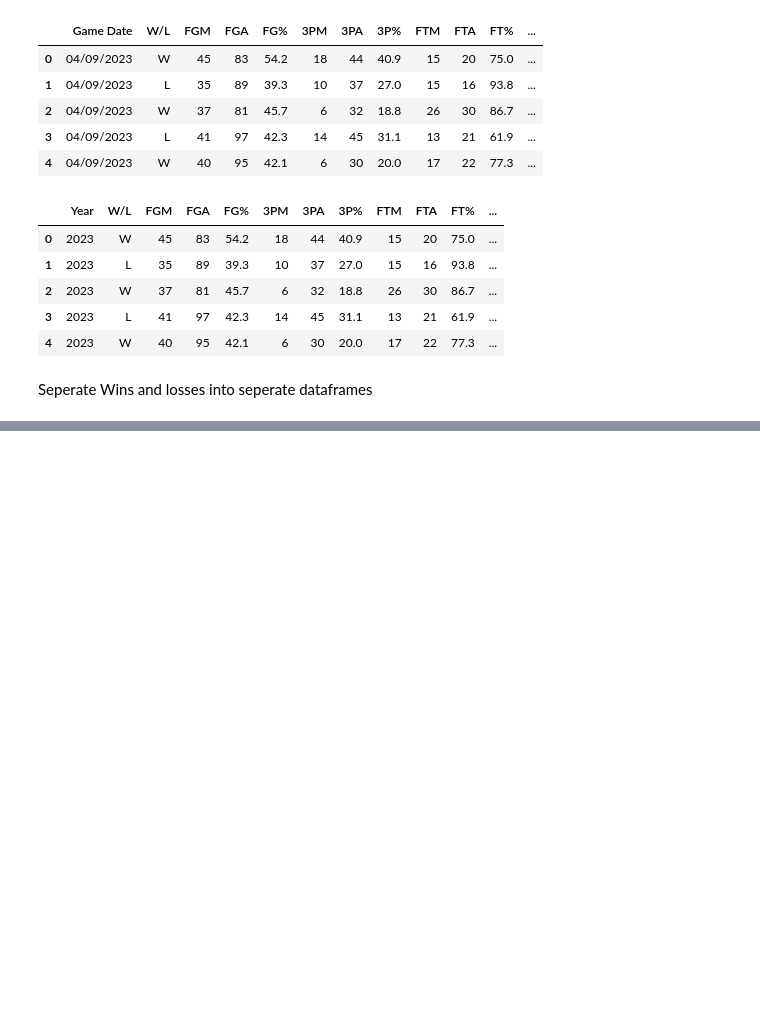
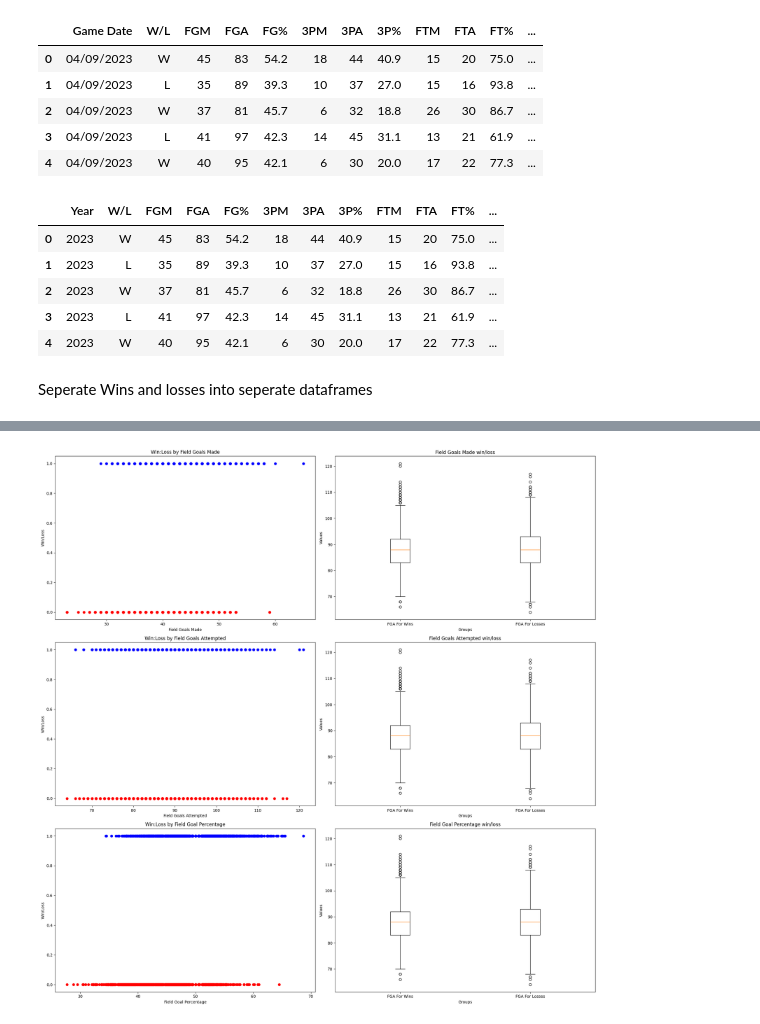
Before and after one commit to parathan/NBAMatchups, a Jupyter notebook: ML/Data Exploration and Visualisation.ipynb, the cells around one changed output, grey strips where cells are left out. Saved outputs shown, nothing was run; the diff lists cells and outputs as text; code cells hidden in the pictures; blank space fills up the shorter version.

Commit message:
Added scatter and box plots

```diff
--- a/ML/Data Exploration and Visualisation.ipynb
+++ b/ML/Data Exploration and Visualisation.ipynb
@@ -57 +59,15 @@ losses = df[df.WinLoss=='L']
+# %%
+def triStatPlots(attList):
+    fig, plot = plt.subplots(3, 2, figsize=(20, 20))
+    for i, stat in enumerate(attList):
+        plot[i,0].scatter(stat[1], wins.WinLoss, label='wins', color='blue')
+        plot[i,0].scatter(stat[0], losses.WinLoss, label='losses', color='red')
+        plot[i,0].set_xlabel(stat[2])
+        plot[i,0].set_ylabel('Win/Loss')
+        plot[i,0].set_title('Win:Loss by ' +  stat[2])
+        plot[i,1].boxplot([wins.FGA, losses.FGA], labels=['FGA For Wins', 'FGA For Losses'])
+        plot[i,1].set_xlabel('Groups')
+        plot[i,1].set_ylabel('Values')
+        plot[i,1].set_title(stat[2] + ' win/loss')
+    fig.tight_layout()
 # %% [markdown]
@@ -58,0 +75,5 @@ FGM Analysis
+# %%
+attList = [(losses.FGM, wins.FGM, 'Field Goals Made'), (losses.FGA, wins.FGA, 'Field Goals Attempted'), (losses.FGpercent, wins.FGpercent, 'Field Goal Percentage')]
+triStatPlots(attList)
+# %% [output]
+[figure, added]
```
Also changed, not shown: parts of 8 cells of this notebook.
